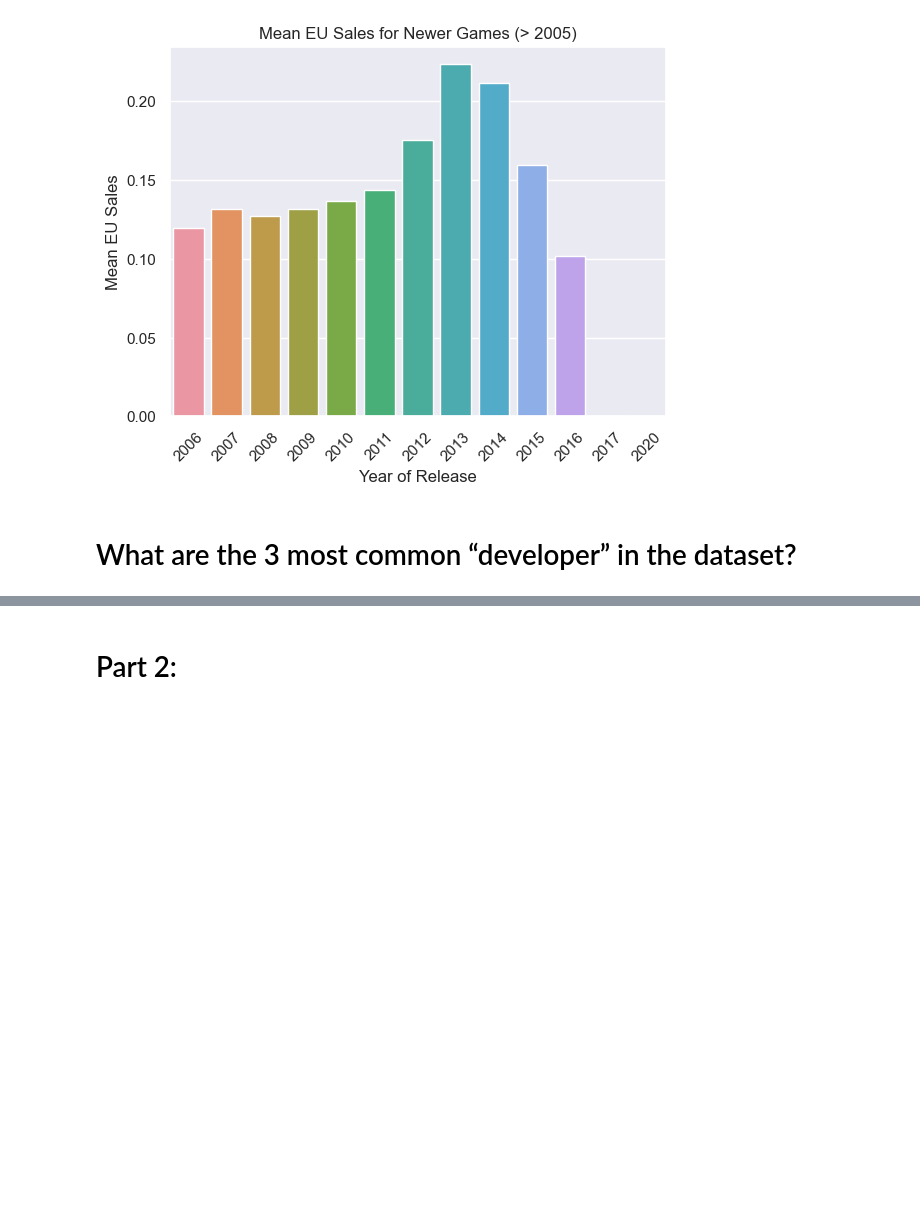
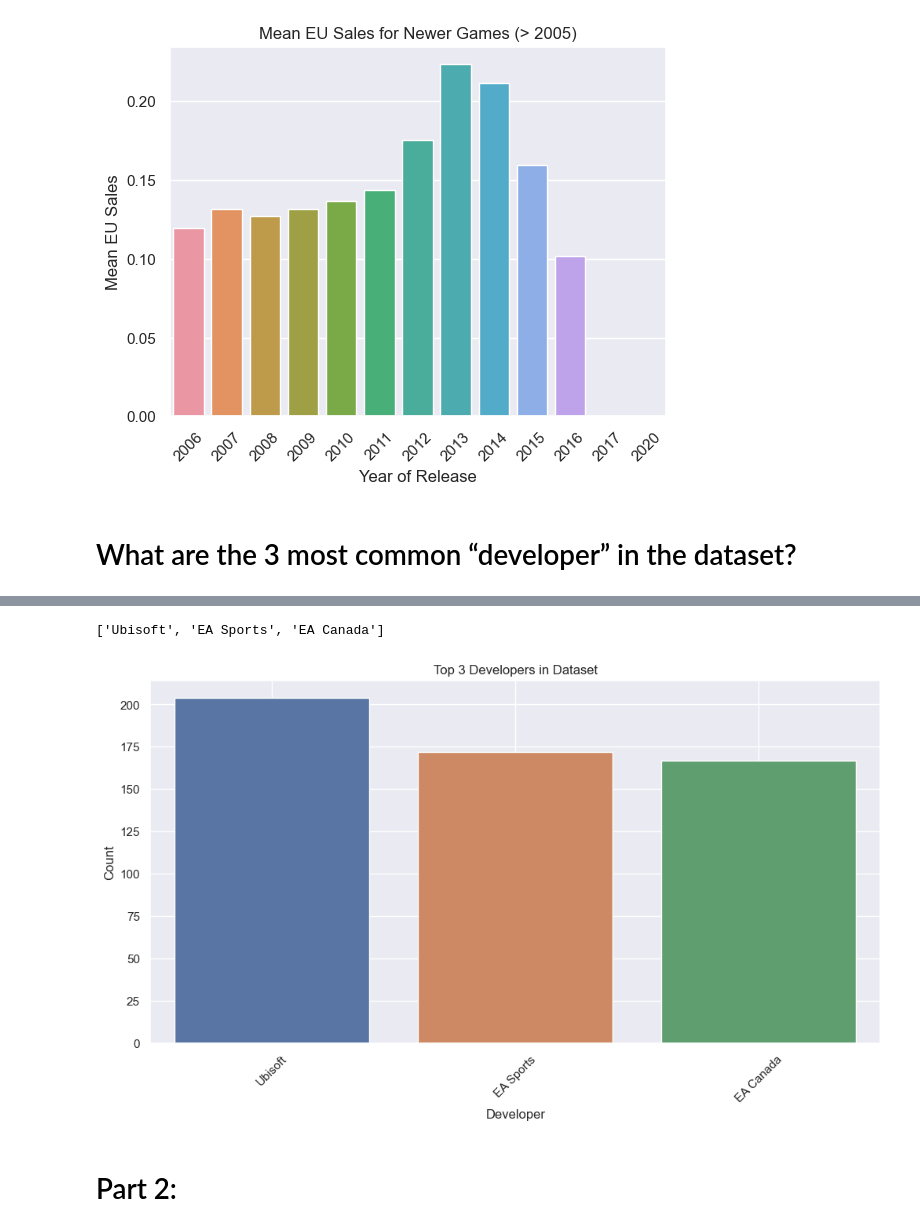
Before and after one commit to Sba23037/CristinaPriolo_DVizHDip_CA1, a Jupyter notebook: CristinaPriolo_DVizHDip_CA1.ipynb, the cells around one changed output, grey strips where cells are left out. Cells and saved outputs as stored; diff of their text form; code cells hidden in the pictures; blank space fills up the shorter version.

Commit message:
adjusted mistake in one of part 1 question
did publisher instead of Developer. added the publisher in part 2

```diff
--- a/CristinaPriolo_DVizHDip_CA1.ipynb
+++ b/CristinaPriolo_DVizHDip_CA1.ipynb
@@ -603,0 +601,3 @@ plt.show()
+# %%
+developer_counts = df["Developer"].value_counts().sort_values(ascending=False)
+print(developer_counts)
@@ -604,3 +618,22 @@ plt.show()
+# %%
+most_common_developers = df[df["Developer"].isin(developer_counts[developer_counts <1000].index)]
+# %%
+Developer_counts = most_common_developers['Developer'].value_counts().nlargest(3)
+top_Developer_counts = Developer_counts.index.to_list()
+top_Developer_counts
+# %% [output]
+['Ubisoft', 'EA Sports', 'EA Canada']
+# %%
+plt.figure(figsize=(12, 6))
+sns.barplot(x=top_Developer_counts, y=Developer_counts.values)
+plt.title('Top 3 Developers in Dataset')
+plt.xlabel('Developer')
+plt.ylabel('Count')
+plt.grid(True)
+plt.xticks(rotation=45)
+plt.show()
+# %% [output]
+[figure, added]
 # %% [markdown]
 # Part 2:
 # %% [markdown]
```
Also changed, not shown: parts of 46 cells of this notebook.
